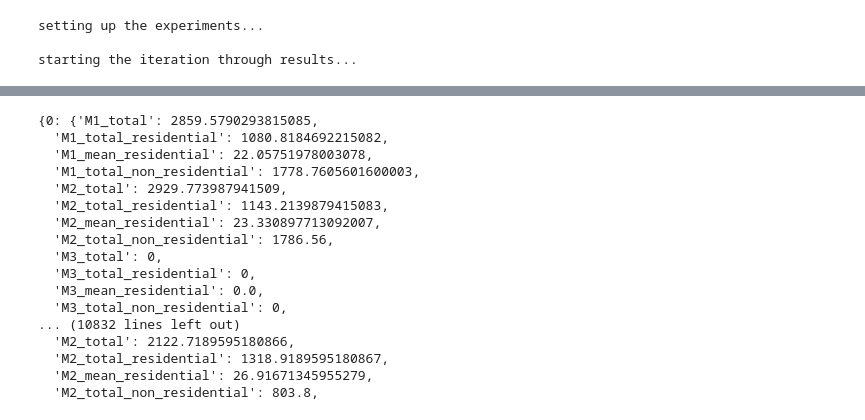
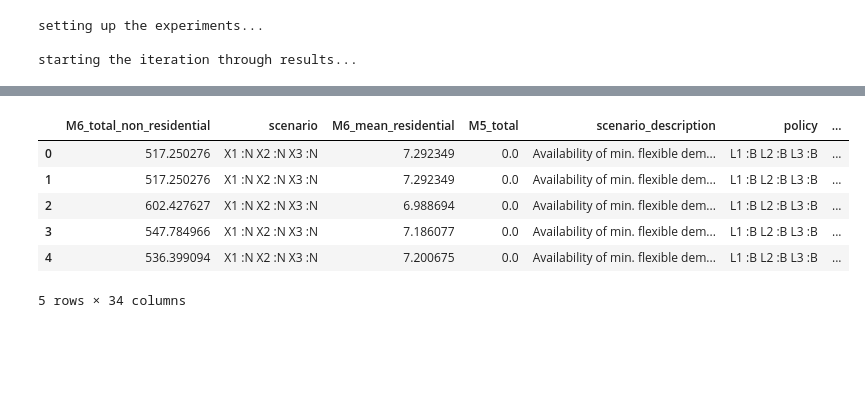
Before and after one commit to SoniAnmol/Modelling-Dutch-Energy-Communities, a Jupyter notebook: results/results_overview.ipynb, the cells around one changed output, grey strips where cells are left out. Cells and saved outputs as stored; diff of their text form; code cells hidden in the pictures; blank space fills up the shorter version.

Commit message:
updating results datastructure

```diff
--- a/results/results_overview.ipynb
+++ b/results/results_overview.ipynb
@@ -488,4 +484,4 @@ setting up the experiments...
 
 starting the iteration through results...
 # %%
-results_gf = create_results_df(results_gf)
+results_gf = combine_dictionaries(results_gf)
@@ -502,20 +488,14 @@ Wall time: 0 ns
-# %%
-result_matrices
-# %% [output]
-{0: {'M1_total': 2859.5790293815085,
-  'M1_total_residential': 1080.8184692215082,
-  'M1_mean_residential': 22.05751978003078,
-  'M1_total_non_residential': 1778.7605601600003,
-  'M2_total': 2929.773987941509,
-  'M2_total_residential': 1143.2139879415083,
-  'M2_mean_residential': 23.330897713092007,
-  'M2_total_non_residential': 1786.56,
-  'M3_total': 0,
-  'M3_total_residential': 0,
-  'M3_mean_residential': 0.0,
-  'M3_total_non_residential': 0,
-... (10832 lines left out)
-  'M2_total': 2122.7189595180866,
-  'M2_total_residential': 1318.9189595180867,
-  'M2_mean_residential': 26.91671345955279,
-  'M2_total_non_residential': 803.8,
+# %%
+results_gf = extract_important_results(results_gf)
+# %%
+results_gf = pd.DataFrame.from_dict(results_gf, orient='index')
+# %%
+results_gf.head()
+# %% [output]
+|  | M6_total_non_residential | scenario | M6_mean_residential | M5_total | scenario_description | policy | ... |
+| 0 | 517.250276 | X1 :N X2 :N X3 :N | 7.292349 | 0.0 | Availability of min. flexible dem... | L1 :B L2 :B L3 :B | ... |
+| 1 | 517.250276 | X1 :N X2 :N X3 :N | 7.292349 | 0.0 | Availability of min. flexible dem... | L1 :B L2 :B L3 :B | ... |
+| 2 | 602.427627 | X1 :N X2 :N X3 :N | 6.988694 | 0.0 | Availability of min. flexible dem... | L1 :B L2 :B L3 :B | ... |
+| 3 | 547.784966 | X1 :N X2 :N X3 :N | 7.186077 | 0.0 | Availability of min. flexible dem... | L1 :B L2 :B L3 :B | ... |
+| 4 | 536.399094 | X1 :N X2 :N X3 :N | 7.200675 | 0.0 | Availability of min. flexible dem... | L1 :B L2 :B L3 :B | ... |
+5 rows × 34 columns
```
Also changed, not shown: parts of 4 cells of this notebook, 2 other files.
